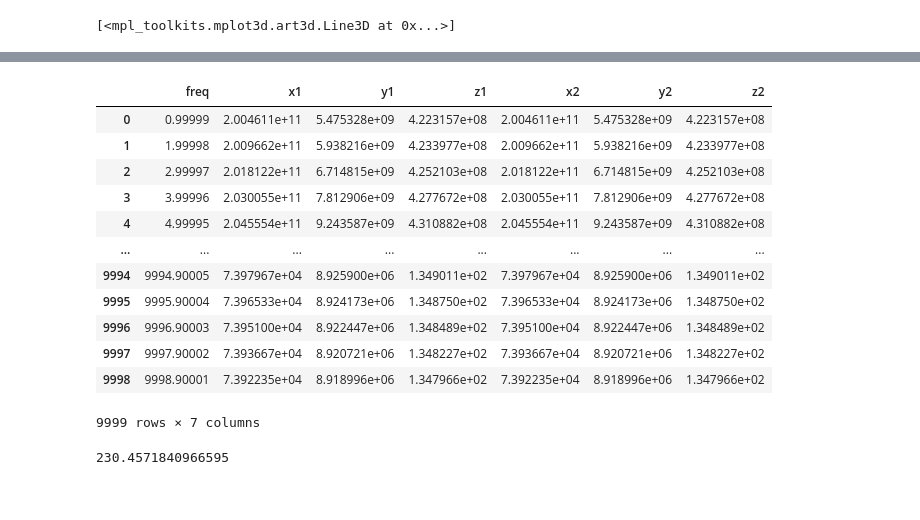
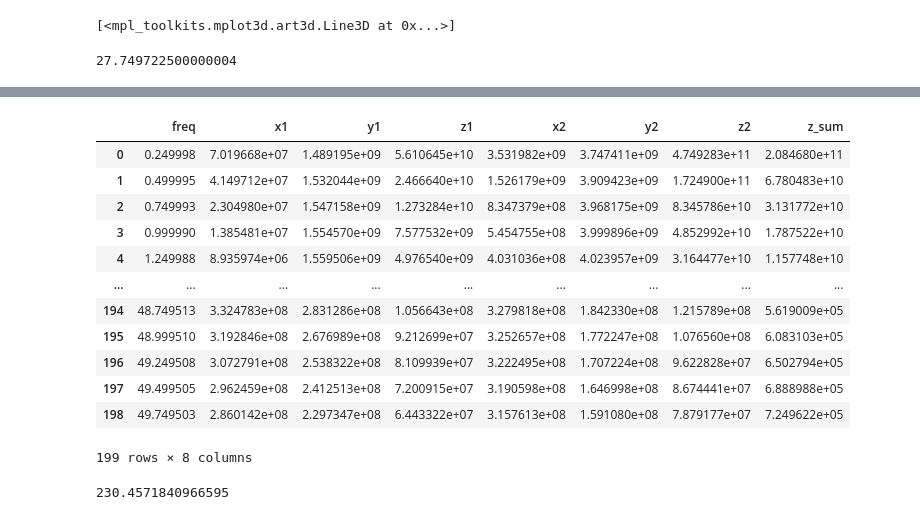
Before and after one commit to sashabusse/LLG_INT, a Jupyter notebook: model_IEC.ipynb, the cells around one changed output, grey strips where cells are left out. Saved outputs shown, nothing was run; the diff lists cells and outputs as text; code cells hidden in the pictures.

```diff
--- a/model_IEC.ipynb
+++ b/model_IEC.ipynb
@@ -260,31 +374,36 @@ ax.plot(sol.y[0], sol.y[1], sol.y[2])
 # %%
 %matplotlib notebook
 freq_df = pd.DataFrame(columns=['freq','x1','y1','z1','x2','y2','z2'])
 
-freq_df['freq'] = np.fft.fftfreq(len(df.t), df.t[1]-df.t[0])[1:10000] * 1e-9
+freq_df['freq'] = np.fft.fftfreq(len(df.t), df.t[1]-df.t[0])[1:200] * 1e-9
 
 column_names = ['x1','y1','z1','x2','y2','z2']
 for name in column_names:
-    freq_df[name] = np.abs(np.fft.fft(df[name]))[1:10000]**2
+    freq_df[name] = np.abs(np.fft.fft(df[name]))[1:200]**2
 
-freq_df.plot(x='freq', y=['x1','y1', 'z1', 'x2', 'y2', 'z2'])
+freq_df["z_sum"] = np.abs(np.fft.fft(df.z1 + df.z2))[1:200]**2
+
+display(freq_df['freq'][freq_df['z1'].argmax()])
+#freq_df.plot(x='freq', y=['x1','y1', 'z1', 'x2', 'y2', 'z2'])
+freq_df.plot(x='freq', y=['z_sum'])
 freq_df
 # %% [output]
+27.749722500000004
 [interactive output not drawn]
 [interactive output not drawn]
-|  | freq | x1 | y1 | z1 | x2 | y2 | z2 |
-| 0 | 0.99999 | 2.004611e+11 | 5.475328e+09 | 4.223157e+08 | 2.004611e+11 | 5.475328e+09 | 4.223157e+08 |
-| 1 | 1.99998 | 2.009662e+11 | 5.938216e+09 | 4.233977e+08 | 2.009662e+11 | 5.938216e+09 | 4.233977e+08 |
-| 2 | 2.99997 | 2.018122e+11 | 6.714815e+09 | 4.252103e+08 | 2.018122e+11 | 6.714815e+09 | 4.252103e+08 |
-| 3 | 3.99996 | 2.030055e+11 | 7.812906e+09 | 4.277672e+08 | 2.030055e+11 | 7.812906e+09 | 4.277672e+08 |
-| 4 | 4.99995 | 2.045554e+11 | 9.243587e+09 | 4.310882e+08 | 2.045554e+11 | 9.243587e+09 | 4.310882e+08 |
-| ... | ... | ... | ... | ... | ... | ... | ... |
-| 9994 | 9994.90005 | 7.397967e+04 | 8.925900e+06 | 1.349011e+02 | 7.397967e+04 | 8.925900e+06 | 1.349011e+02 |
-| 9995 | 9995.90004 | 7.396533e+04 | 8.924173e+06 | 1.348750e+02 | 7.396533e+04 | 8.924173e+06 | 1.348750e+02 |
-| 9996 | 9996.90003 | 7.395100e+04 | 8.922447e+06 | 1.348489e+02 | 7.395100e+04 | 8.922447e+06 | 1.348489e+02 |
-| 9997 | 9997.90002 | 7.393667e+04 | 8.920721e+06 | 1.348227e+02 | 7.393667e+04 | 8.920721e+06 | 1.348227e+02 |
-| 9998 | 9998.90001 | 7.392235e+04 | 8.918996e+06 | 1.347966e+02 | 7.392235e+04 | 8.918996e+06 | 1.347966e+02 |
+|  | freq | x1 | y1 | z1 | x2 | y2 | z2 | z_sum |
+| 0 | 0.249998 | 7.019668e+07 | 1.489195e+09 | 5.610645e+10 | 3.531982e+09 | 3.747411e+09 | 4.749283e+11 | 2.084680e+11 |
+| 1 | 0.499995 | 4.149712e+07 | 1.532044e+09 | 2.466640e+10 | 1.526179e+09 | 3.909423e+09 | 1.724900e+11 | 6.780483e+10 |
+| 2 | 0.749993 | 2.304980e+07 | 1.547158e+09 | 1.273284e+10 | 8.347379e+08 | 3.968175e+09 | 8.345786e+10 | 3.131772e+10 |
+| 3 | 0.999990 | 1.385481e+07 | 1.554570e+09 | 7.577532e+09 | 5.454755e+08 | 3.999896e+09 | 4.852992e+10 | 1.787522e+10 |
+| 4 | 1.249988 | 8.935974e+06 | 1.559506e+09 | 4.976540e+09 | 4.031036e+08 | 4.023957e+09 | 3.164477e+10 | 1.157748e+10 |
+| ... | ... | ... | ... | ... | ... | ... | ... | ... |
+| 194 | 48.749513 | 3.324783e+08 | 2.831286e+08 | 1.056643e+08 | 3.279818e+08 | 1.842330e+08 | 1.215789e+08 | 5.619009e+05 |
+| 195 | 48.999510 | 3.192846e+08 | 2.676989e+08 | 9.212699e+07 | 3.252657e+08 | 1.772247e+08 | 1.076560e+08 | 6.083103e+05 |
+| 196 | 49.249508 | 3.072791e+08 | 2.538322e+08 | 8.109939e+07 | 3.222495e+08 | 1.707224e+08 | 9.622828e+07 | 6.502794e+05 |
+| 197 | 49.499505 | 2.962459e+08 | 2.412513e+08 | 7.200915e+07 | 3.190598e+08 | 1.646998e+08 | 8.674441e+07 | 6.888988e+05 |
+| 198 | 49.749503 | 2.860142e+08 | 2.297347e+08 | 6.443322e+07 | 3.157613e+08 | 1.591080e+08 | 7.879177e+07 | 7.249622e+05 |
-9999 rows × 7 columns
+199 rows × 8 columns
 # %%
 film_inst.l1.gamma * 1042e3 * 1e-9
 # %% [output]
```
Also changed, not shown: parts of 3 cells of this notebook, 6 other files.
